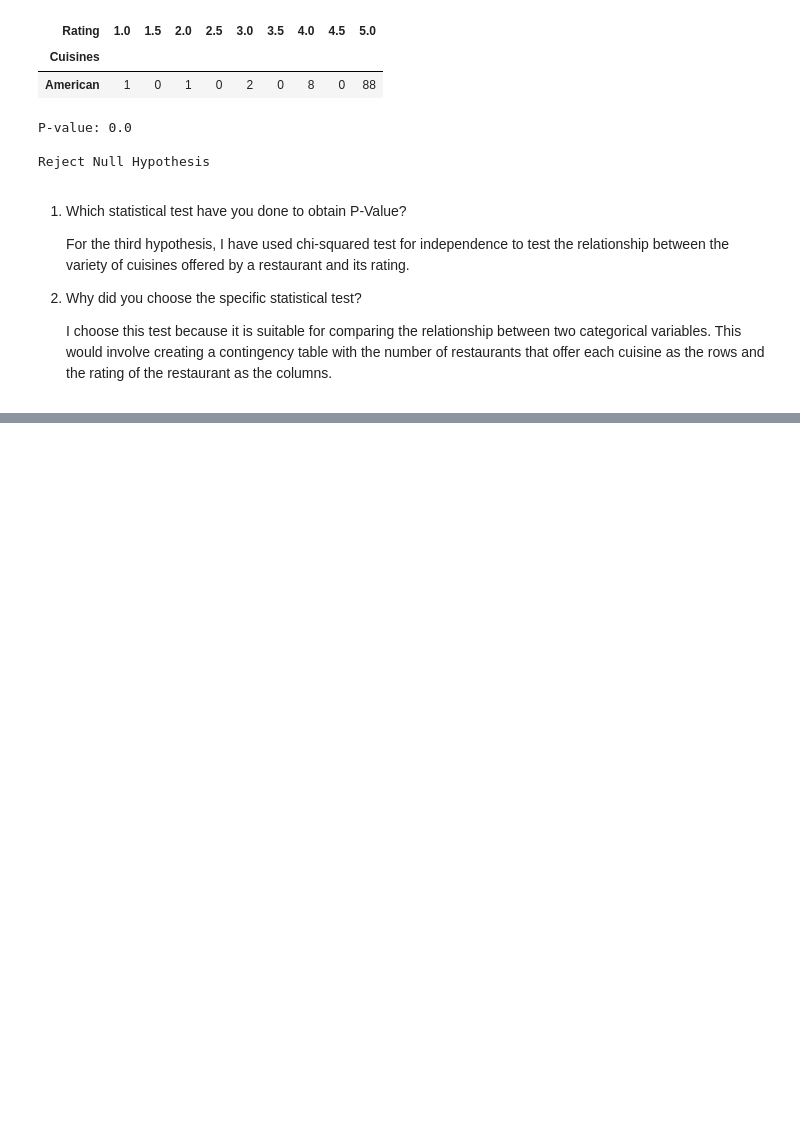
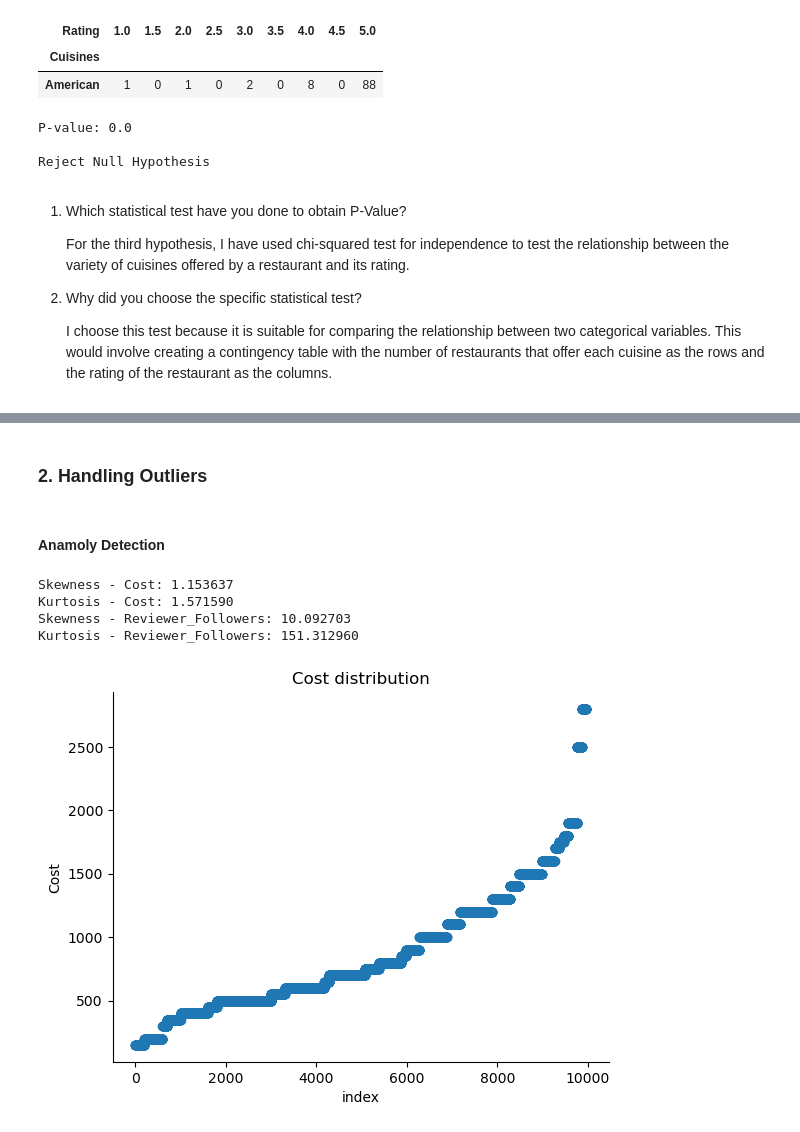
Before and after one commit to Siddharth3271/Advanced-Zomato-Restaurant-Clustering-and-Sentiment-Analysis, a Jupyter notebook: notebook.ipynb, the cells around one changed output, grey strips where cells are left out. Drawn from its saved outputs; the diff is of its cells as text; code cells hidden in the pictures; blank space fills up the shorter version.

```diff
--- a/notebook.ipynb
+++ b/notebook.ipynb
@@ -1227,0 +1276,3 @@ Reject Null Hypothesis
+# %%
+#dropping collection column since has more than 50% of null values
+hotelCopy.drop('Collections', axis = 1, inplace = True)
@@ -1227,0 +1321,3 @@ Reject Null Hypothesis
+# %%
+# dropping null values in reviewer and Reviewer_Total_Review column as all values are null for those column
+reviewCopy = reviewCopy.dropna(subset=['Reviewer','Reviewer_Total_Review'])
@@ -1227,0 +1332,3 @@ Reject Null Hypothesis
+# %%
+#filling null values in review and reviewer follower column
+reviewCopy = reviewCopy.fillna({"Review": "No Review", "Reviewer_Followers": 0})
@@ -1227,0 +1352,4 @@ Reject Null Hypothesis
+# %%
+#merging both dataset
+merged = hotelCopy.merge(reviewCopy, on = 'Restaurant')
+merged.shape
@@ -1227,0 +1378,26 @@ Reject Null Hypothesis
+# %% [markdown]
+### 2. Handling Outliers
+# %% [markdown]
+#### Anamoly Detection
+# %%
+#Anamoly detection
+from sklearn.ensemble import IsolationForest
+#checking for normal distribution
+print("Skewness - Cost: %f" % merged['Cost'].skew())
+print("Kurtosis - Cost: %f" % merged['Cost'].kurt())
+print("Skewness - Reviewer_Followers: %f" % merged['Reviewer_Followers'].skew())
+print("Kurtosis - Reviewer_Followers: %f" % merged['Reviewer_Followers'].kurt())
+# %% [output]
+Skewness - Cost: 1.153637
+Kurtosis - Cost: 1.571590
+Skewness - Reviewer_Followers: 10.092703
+Kurtosis - Reviewer_Followers: 151.312960
+# %%
+#plotting graph for cost
+plt.scatter(range(merged.shape[0]), np.sort(merged['Cost'].values))
+plt.xlabel('index')
+plt.ylabel('Cost')
+plt.title("Cost distribution")
+sns.despine()
+# %% [output]
+[figure, added]
```
Also changed, not shown: parts of 28 cells of this notebook.
